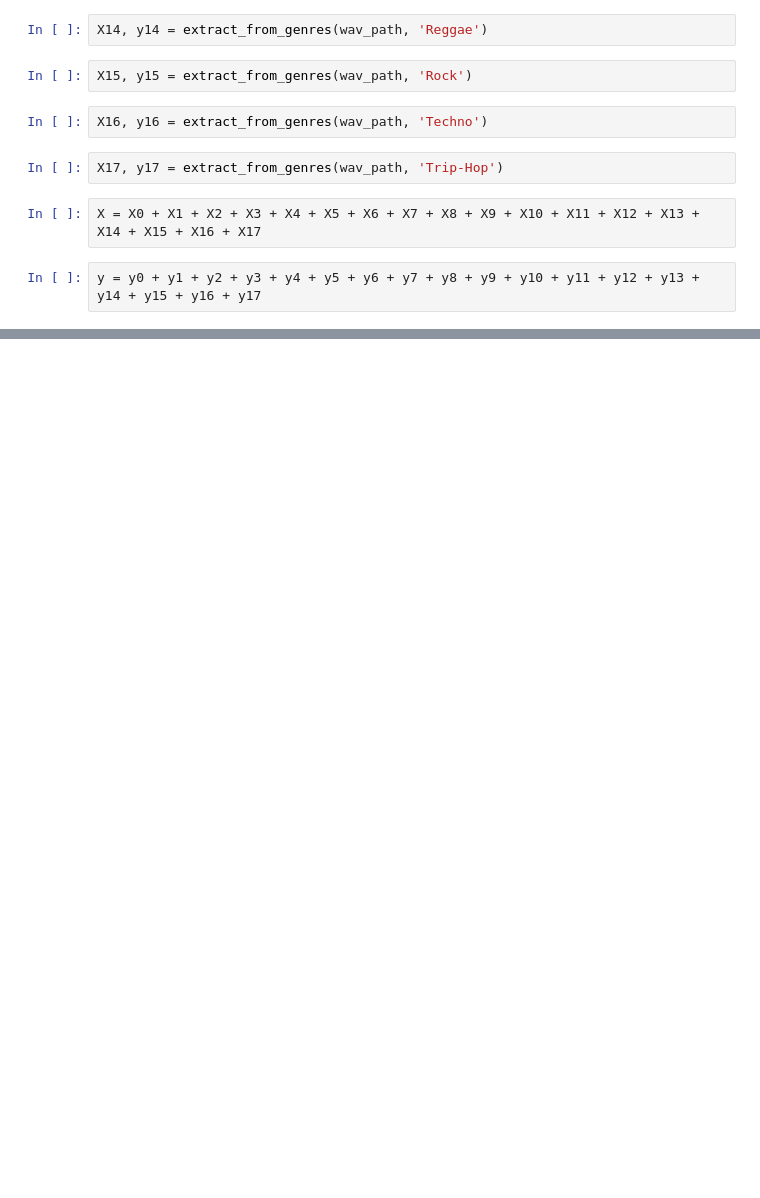
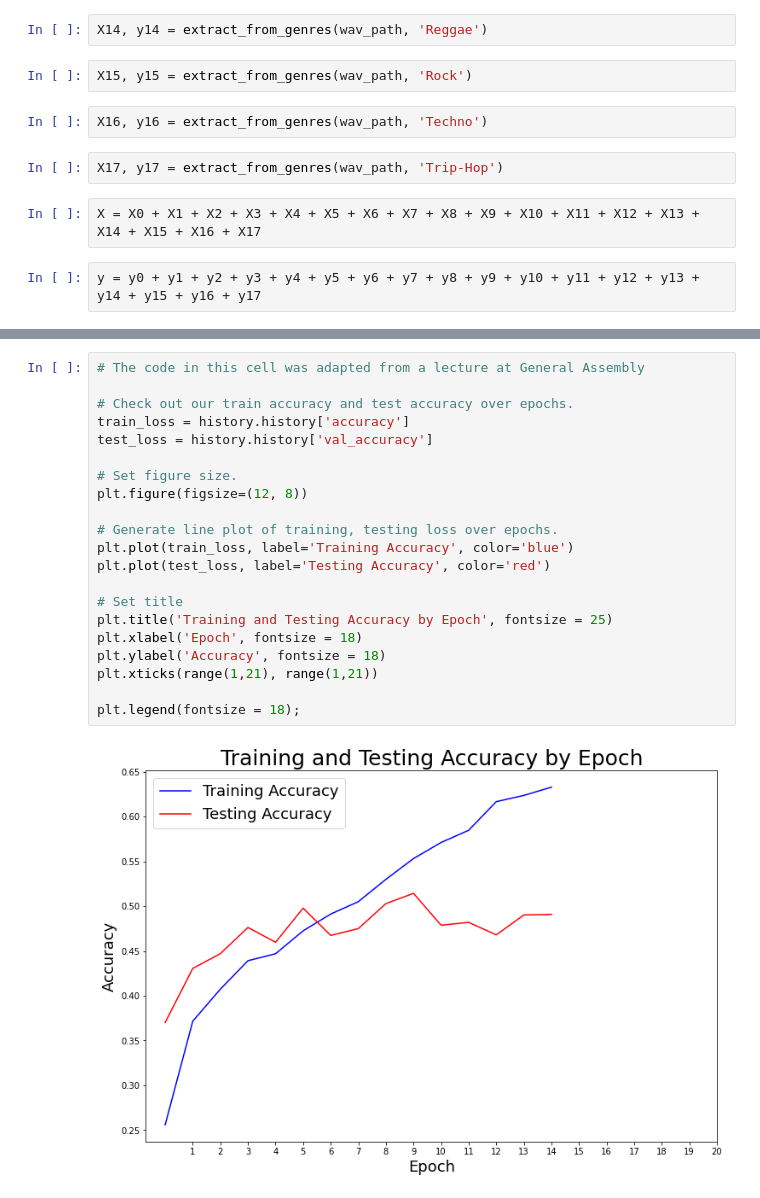
Before and after one commit to Zajano/Music_Genre_Classification, a Jupyter notebook: April/030821_Classification_Attempt_05/Jupyter_Notebooks/classification_attempt_05.ipynb, the cells around one changed output, grey strips where cells are left out. Saved outputs shown, nothing was run; the diff lists cells and outputs as text; blank space fills up the shorter version.

```diff
--- a/April/030821_Classification_Attempt_05/Jupyter_Notebooks/classification_attempt_05.ipynb
+++ b/April/030821_Classification_Attempt_05/Jupyter_Notebooks/classification_attempt_05.ipynb
@@ -426,0 +333,23 @@ print(resultsC)
+# %%
+# The code in this cell was adapted from a lecture at General Assembly
+
+# Check out our train accuracy and test accuracy over epochs.
+train_loss = history.history['accuracy']
+test_loss = history.history['val_accuracy']
+
+# Set figure size.
+plt.figure(figsize=(12, 8))
+
+# Generate line plot of training, testing loss over epochs.
+plt.plot(train_loss, label='Training Accuracy', color='blue')
+plt.plot(test_loss, label='Testing Accuracy', color='red')
+
+# Set title
+plt.title('Training and Testing Accuracy by Epoch', fontsize = 25)
+plt.xlabel('Epoch', fontsize = 18)
+plt.ylabel('Accuracy', fontsize = 18)
+plt.xticks(range(1,21), range(1,21))
+
+plt.legend(fontsize = 18);
+# %% [output]
+[figure, added]
```
Also changed, not shown: parts of 50 cells of this notebook.
